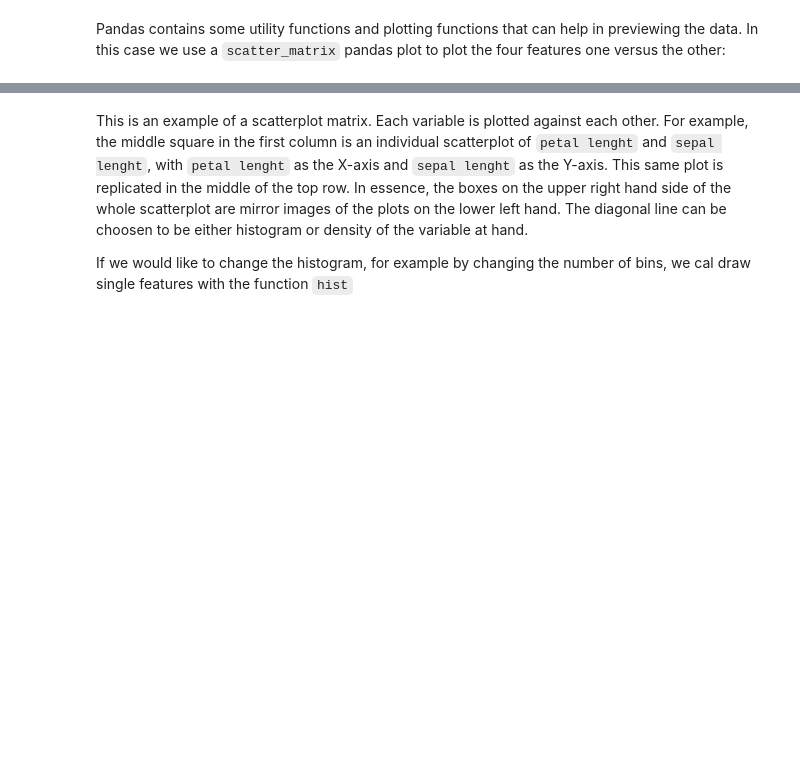
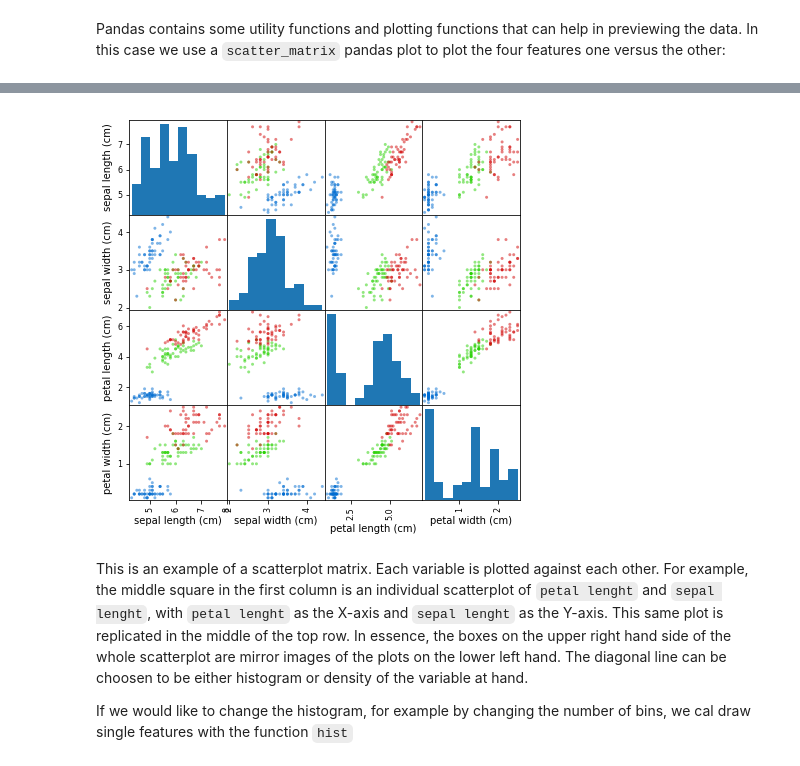
Before and after one commit to addfor/tutorials, a Jupyter notebook: machine_learning/ml01v04_prepare_the_data.ipynb, the cells around one changed output, grey strips where cells are left out. Saved outputs shown, nothing was run; the diff lists cells and outputs as text; code cells hidden in the pictures; blank space fills up the shorter version.

```diff
--- a/machine_learning/ml01v04_prepare_the_data.ipynb
+++ b/machine_learning/ml01v04_prepare_the_data.ipynb
@@ -122,7 +124,7 @@ bk.show(fig)
 # %% [markdown]
 Pandas contains some utility functions and plotting functions that can help in previewing the data. In this case we use a `scatter_matrix` pandas plot to plot the four features one versus the other:
 # %%
-pd.tools.plotting.scatter_matrix(df[df.columns[:4]], figsize=(7, 7),
+pd.plotting.scatter_matrix(df[df.columns[:4]], figsize=(7, 7),
                                  c=color_series, diagonal='hist', marker='.')
 plt.show()
 # %% [output]
@@ -131,3 +131,4 @@ plt.show()
+[figure, added]
 # %% [markdown]
 This is an example of a scatterplot matrix. Each variable is plotted against each other. For example, the middle square in the first column is an individual scatterplot of `petal lenght` and `sepal lenght`, with `petal lenght` as the X-axis and `sepal lenght` as the Y-axis. This same plot is replicated in the middle of the top row. In essence, the boxes on the upper right hand side of the whole scatterplot are mirror images of the plots on the lower left hand. The diagonal line can be choosen to be either histogram or density of the variable at hand.
 
```
Also changed, not shown: parts of 28 cells of this notebook, 11 other files.
